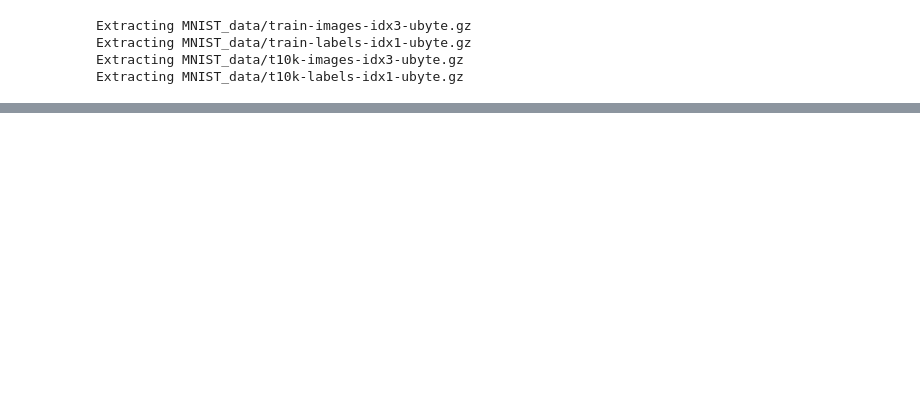
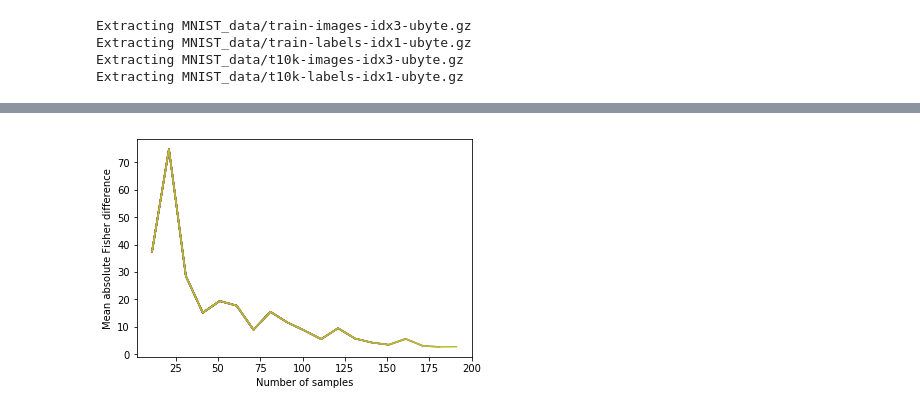
Before and after one commit to yashkant/Elastic-Weight-Consolidation, a Jupyter notebook: main.ipynb, the cells around one changed output, grey strips where cells are left out. Saved outputs shown, nothing was run; the diff lists cells and outputs as text; code cells hidden in the pictures; blank space fills up the shorter version.

```diff
--- a/main.ipynb
+++ b/main.ipynb
@@ -114,0 +107,5 @@ train_model(model, mnist, [mnist], 800, 20)
+# %%
+# Now compute the fisher and store the star variables, also create mnist 2
+model.compute_fisher(mnist.validation.images, sess, num_samples=200, plot_diffs=True)
+# %% [output]
+[figure, added]
```
Also changed, not shown: parts of 5 cells of this notebook, 2 other files.
